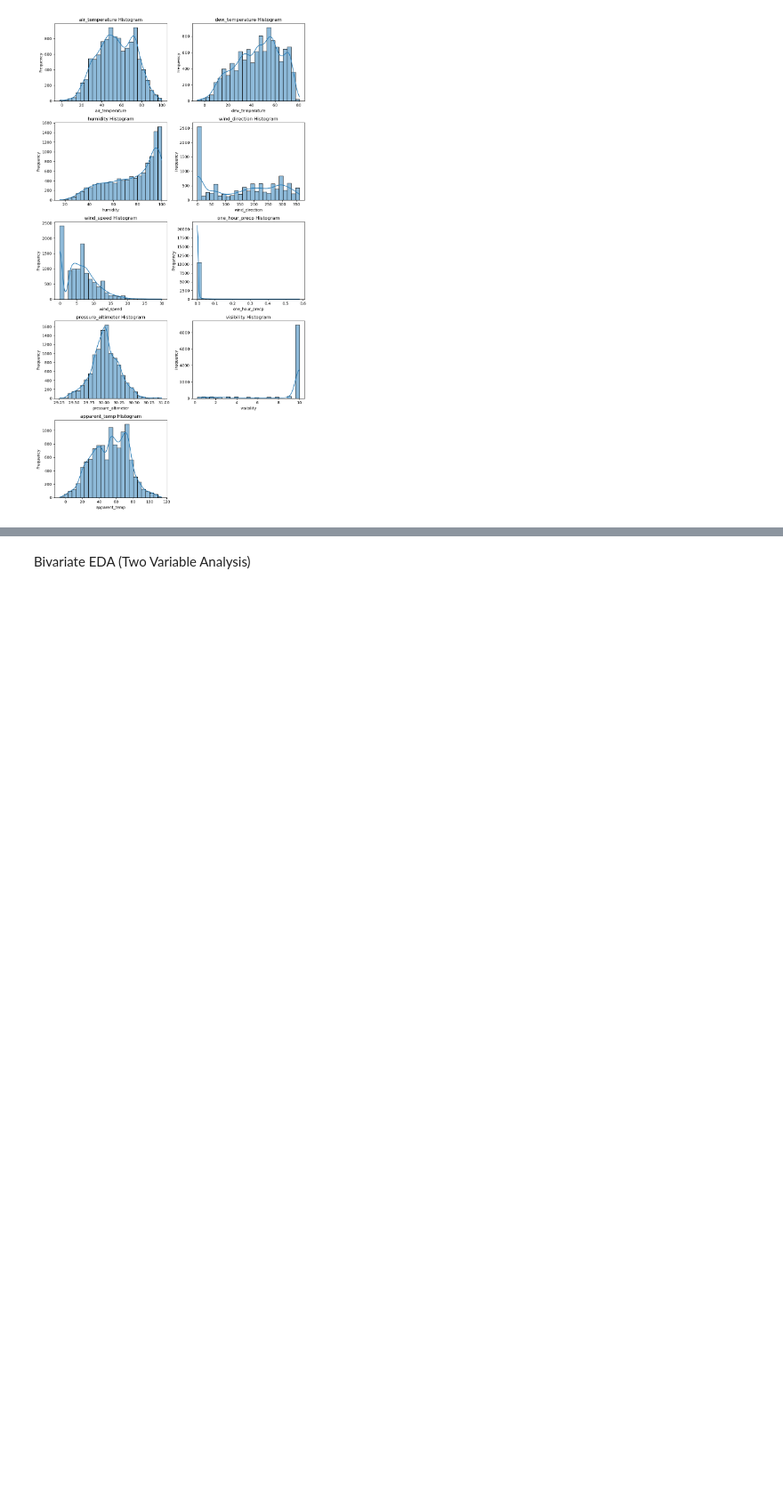
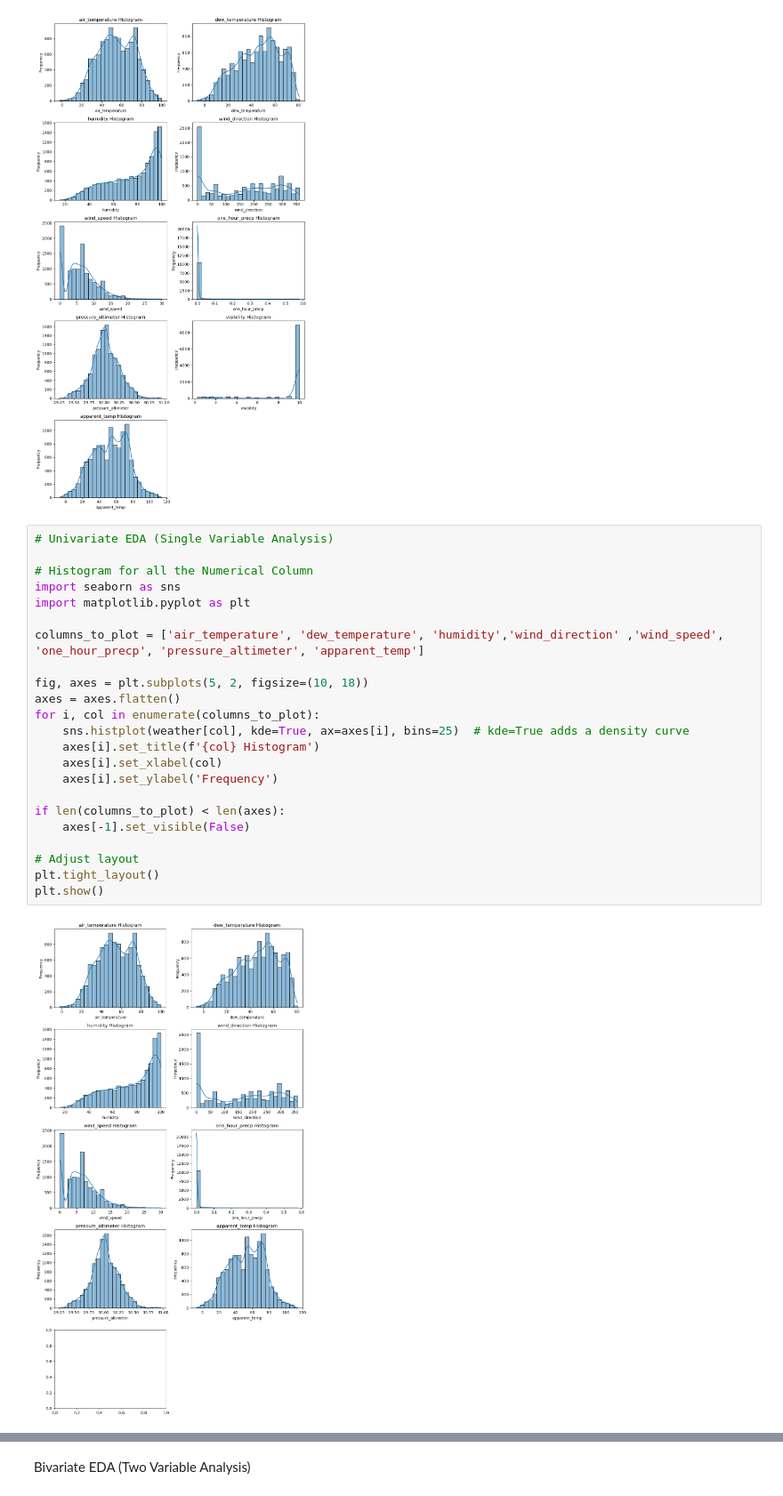
Before and after one commit to Muzhgan-Rustaqi/Impact-of-Climate-Variables-on-Visibility, a Jupyter notebook: final_project.ipynb, the cells around one changed output, grey strips where cells are left out. Shown at 89% size. Cells and saved outputs as stored; diff of their text form; blank space fills up the shorter version.

```diff
--- a/final_project.ipynb
+++ b/final_project.ipynb
@@ -408,6 +408,31 @@ plt.tight_layout()
 plt.show()
 # %% [output]
 [figure]
+# %%
+# Univariate EDA (Single Variable Analysis)
+
+# Histogram for all the Numerical Column
+import seaborn as sns
+import matplotlib.pyplot as plt
+
+columns_to_plot = ['air_temperature', 'dew_temperature', 'humidity','wind_direction' ,'wind_speed', 'one_hour_precp', 'pressure_altimeter', 'apparent_temp']
+
+fig, axes = plt.subplots(5, 2, figsize=(10, 18))
+axes = axes.flatten()
+for i, col in enumerate(columns_to_plot):
+    sns.histplot(weather[col], kde=True, ax=axes[i], bins=25)  # kde=True adds a density curve
+    axes[i].set_title(f'{col} Histogram')
+    axes[i].set_xlabel(col)
+    axes[i].set_ylabel('Frequency')
+
+if len(columns_to_plot) < len(axes):
+    axes[-1].set_visible(False)
+
+# Adjust layout
+plt.tight_layout()
+plt.show()
+# %% [output]
+[figure, added]
 # %%
 # Box plot for all the numerical columns
 
```
Also changed, not shown: parts of 7 cells of this notebook, 3 other files.
